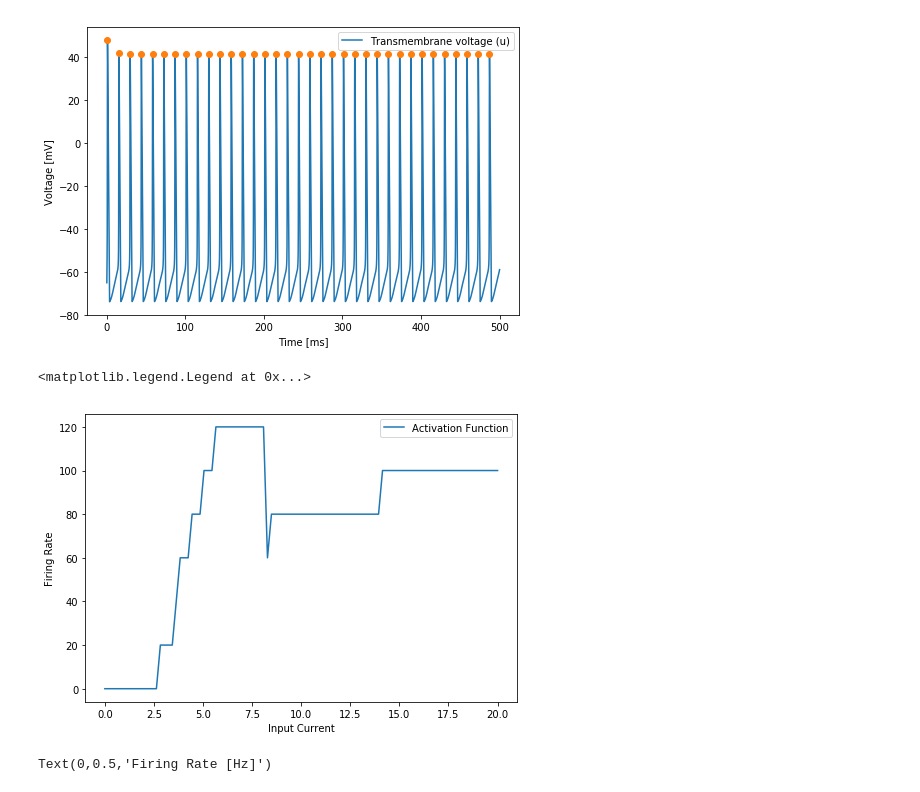
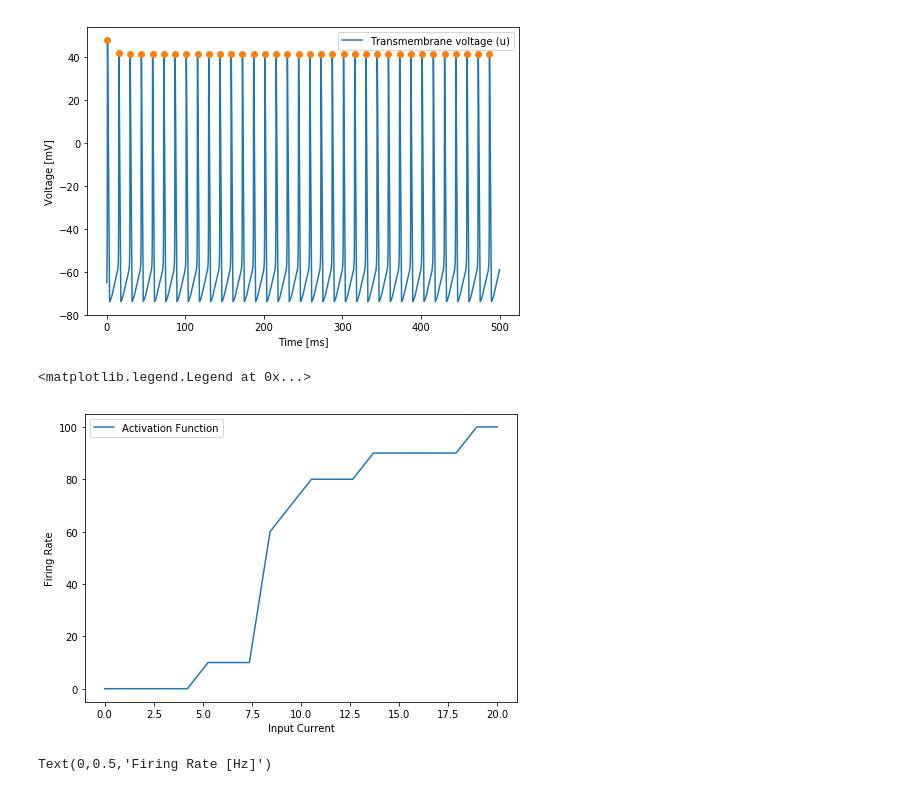
Before and after one commit to HX4G0N/compNeuro, a Jupyter notebook: HodgkinHuxley2.ipynb, the cells around one changed output. Drawn from its saved outputs; the diff is of its cells as text; code cells hidden in the pictures.

```diff
--- a/HodgkinHuxley2.ipynb
+++ b/HodgkinHuxley2.ipynb
@@ -302,26 +307,26 @@ axes.legend()
 [figure]
 # %%
 t1 = 0
-t2 = 50.
+t2 = 100.
 dt = 0.001
 tt = np.arange(t1, t2, dt)
-currents = np.linspace(0, 20, 100)
+currents = np.linspace(0, 20, 20)
 firingRate = np.zeros_like(currents)
 for i in range(len(currents)):
     I = currents[i] * np.ones_like(tt)
     h, m, n, u = hodgkin_huxley(tt, I)
-    peaks = detect_peaks(u, mpd=0)
+    peaks = detect_peaks(u, mph=0)
     firingRate[i] = (float(len(peaks))/t2) * 1000 #number of spikes per SECOND
 
 fig = plt.figure()
 axes = fig.add_axes([0.1, 0.1, 1, 1])
 axes.plot(currents, firingRate, label='Activation Function')
 axes.set_xlabel('Input Current')
 axes.set_ylabel('Firing Rate')
 axes.legend()
 # %% [output]
 <matplotlib.legend.Legend at 0x...>
-[figure, old version]
+[figure, new version]
 # %%
 dt = 0.001
 t1 = 0
```
Also changed, not shown: parts of 6 cells of this notebook.
